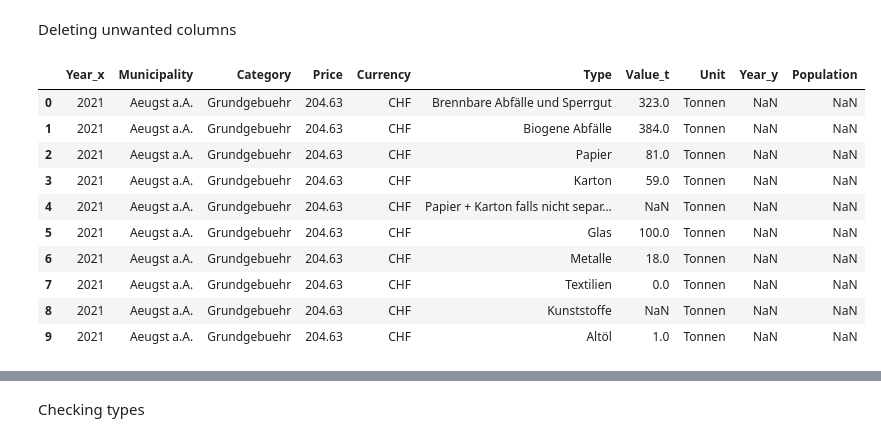
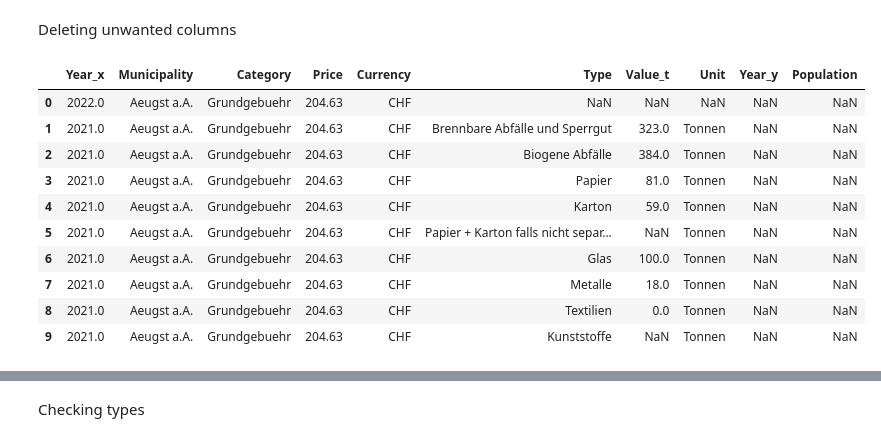
Before and after one commit to biguntitled/Intro_Num, a Jupyter notebook: 02_Data_Project/ZH Waste/DataProject_Marius.ipynb, the cells around one changed output, grey strips where cells are left out. Drawn from its saved outputs; the diff is of its cells as text; code cells hidden in the pictures.

```diff
--- a/02_Data_Project/ZH Waste/DataProject_Marius.ipynb
+++ b/02_Data_Project/ZH Waste/DataProject_Marius.ipynb
@@ -194,7 +178,7 @@ municipality in pop data, but not in q data: ['- Zürich', '>> Bezirk Affoltern'
 # %% [markdown]
 Merging p and q
 # %%
-inner = pd.merge(p,q,how='inner',on=['Municipality','Year'])
+inner = pd.merge(p,q,how='left',on=['Municipality','Year'])
 
 print(f'Number of municipalities = {len(inner.Municipality.unique())}')
 print(f'Number of years          = {len(inner.Year.unique())}')
@@ -212,0 +199,3 @@ inner.head()
+# %%
+#resetting the index
+pop.reset_index(inplace = True, drop = True) # Drop old index too
@@ -212,0 +204,4 @@ inner.head()
+# %%
+pop.info()
+#convert Municipality in population data into str
+pop['Municipality'] = pop['Municipality'].astype('string')
@@ -212,0 +226,4 @@ inner.head()
+# %%
+#convert Municipality in population data into str
+inner['Year'] = inner['Year'].astype('float')
+inner['Municipality'] = inner['Municipality'].astype('string')
@@ -231,20 +268,20 @@ inner_with_pop.head(10)
 # %% [markdown]
 Deleting unwanted columns
 # %%
-del inner_with_pop['ID_y'], inner_with_pop['ID_x'], inner_with_pop['Unnamed: 0'], inner_with_pop['Unnamed: 3'], inner_with_pop['Unnamed: 4']
+del inner_with_pop['Unnamed: 0'], inner_with_pop['Unnamed: 3'], inner_with_pop['Unnamed: 4']
 inner_with_pop.head(10)
 # %% [output]
 |  | Year_x | Municipality | Category | Price | Currency | Type | Value_t | Unit | Year_y | Population |
-| 0 | 2021 | Aeugst a.A. | Grundgebuehr | 204.63 | CHF | Brennbare Abfälle und Sperrgut | 323.0 | Tonnen | NaN | NaN |
-| 1 | 2021 | Aeugst a.A. | Grundgebuehr | 204.63 | CHF | Biogene Abfälle | 384.0 | Tonnen | NaN | NaN |
-| 2 | 2021 | Aeugst a.A. | Grundgebuehr | 204.63 | CHF | Papier | 81.0 | Tonnen | NaN | NaN |
-| 3 | 2021 | Aeugst a.A. | Grundgebuehr | 204.63 | CHF | Karton | 59.0 | Tonnen | NaN | NaN |
-| 4 | 2021 | Aeugst a.A. | Grundgebuehr | 204.63 | CHF | Papier + Karton falls nicht separ... | NaN | Tonnen | NaN | NaN |
-| 5 | 2021 | Aeugst a.A. | Grundgebuehr | 204.63 | CHF | Glas | 100.0 | Tonnen | NaN | NaN |
-| 6 | 2021 | Aeugst a.A. | Grundgebuehr | 204.63 | CHF | Metalle | 18.0 | Tonnen | NaN | NaN |
-| 7 | 2021 | Aeugst a.A. | Grundgebuehr | 204.63 | CHF | Textilien | 0.0 | Tonnen | NaN | NaN |
-| 8 | 2021 | Aeugst a.A. | Grundgebuehr | 204.63 | CHF | Kunststoffe | NaN | Tonnen | NaN | NaN |
-| 9 | 2021 | Aeugst a.A. | Grundgebuehr | 204.63 | CHF | Altöl | 1.0 | Tonnen | NaN | NaN |
+| 0 | 2022.0 | Aeugst a.A. | Grundgebuehr | 204.63 | CHF | NaN | NaN | NaN | NaN | NaN |
+| 1 | 2021.0 | Aeugst a.A. | Grundgebuehr | 204.63 | CHF | Brennbare Abfälle und Sperrgut | 323.0 | Tonnen | NaN | NaN |
+| 2 | 2021.0 | Aeugst a.A. | Grundgebuehr | 204.63 | CHF | Biogene Abfälle | 384.0 | Tonnen | NaN | NaN |
+| 3 | 2021.0 | Aeugst a.A. | Grundgebuehr | 204.63 | CHF | Papier | 81.0 | Tonnen | NaN | NaN |
+| 4 | 2021.0 | Aeugst a.A. | Grundgebuehr | 204.63 | CHF | Karton | 59.0 | Tonnen | NaN | NaN |
+| 5 | 2021.0 | Aeugst a.A. | Grundgebuehr | 204.63 | CHF | Papier + Karton falls nicht separ... | NaN | Tonnen | NaN | NaN |
+| 6 | 2021.0 | Aeugst a.A. | Grundgebuehr | 204.63 | CHF | Glas | 100.0 | Tonnen | NaN | NaN |
+| 7 | 2021.0 | Aeugst a.A. | Grundgebuehr | 204.63 | CHF | Metalle | 18.0 | Tonnen | NaN | NaN |
+| 8 | 2021.0 | Aeugst a.A. | Grundgebuehr | 204.63 | CHF | Textilien | 0.0 | Tonnen | NaN | NaN |
+| 9 | 2021.0 | Aeugst a.A. | Grundgebuehr | 204.63 | CHF | Kunststoffe | NaN | Tonnen | NaN | NaN |
 # %%
 inner_with_pop.describe()
 # %% [output]
```
Also changed, not shown: parts of 19 cells of this notebook.
